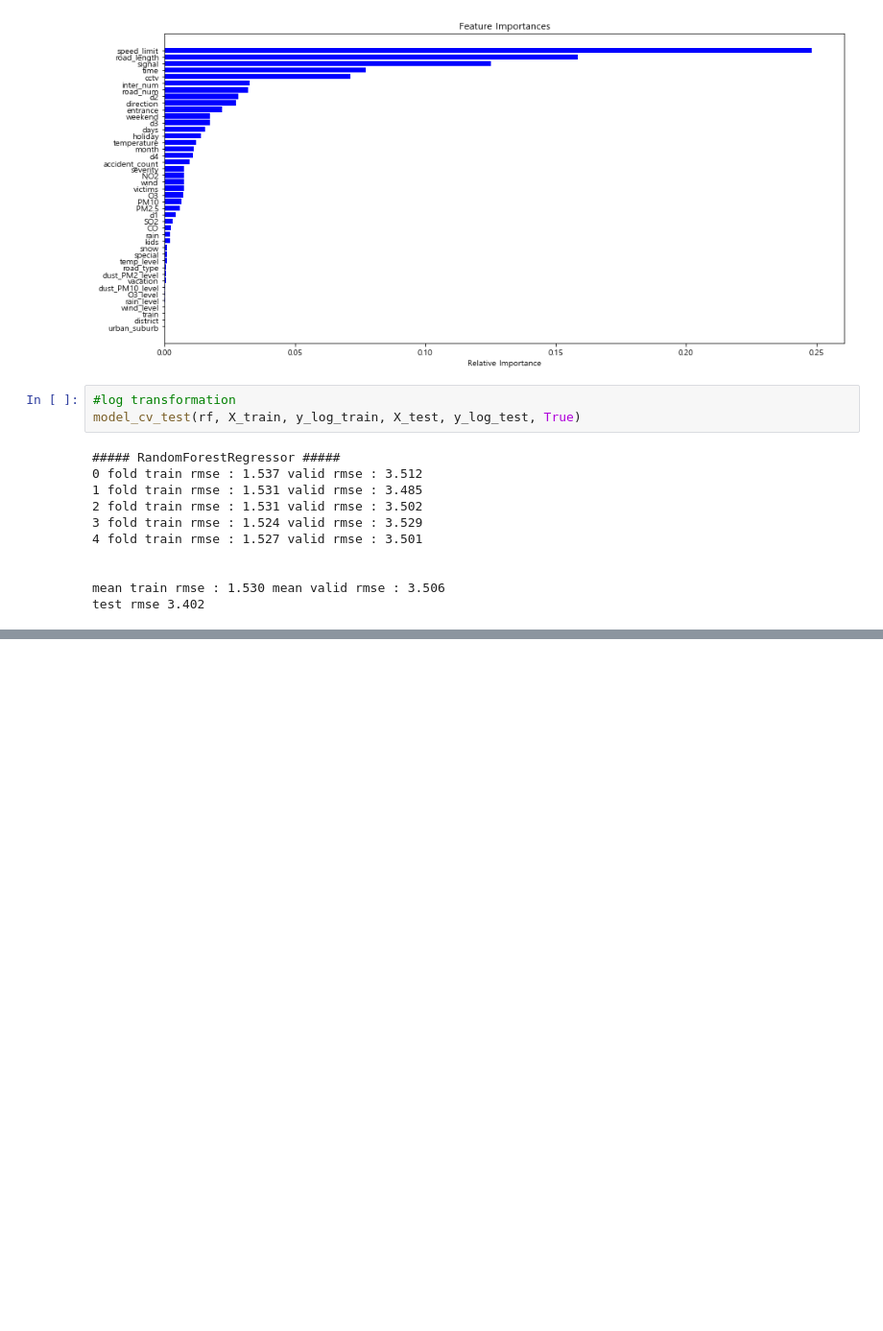
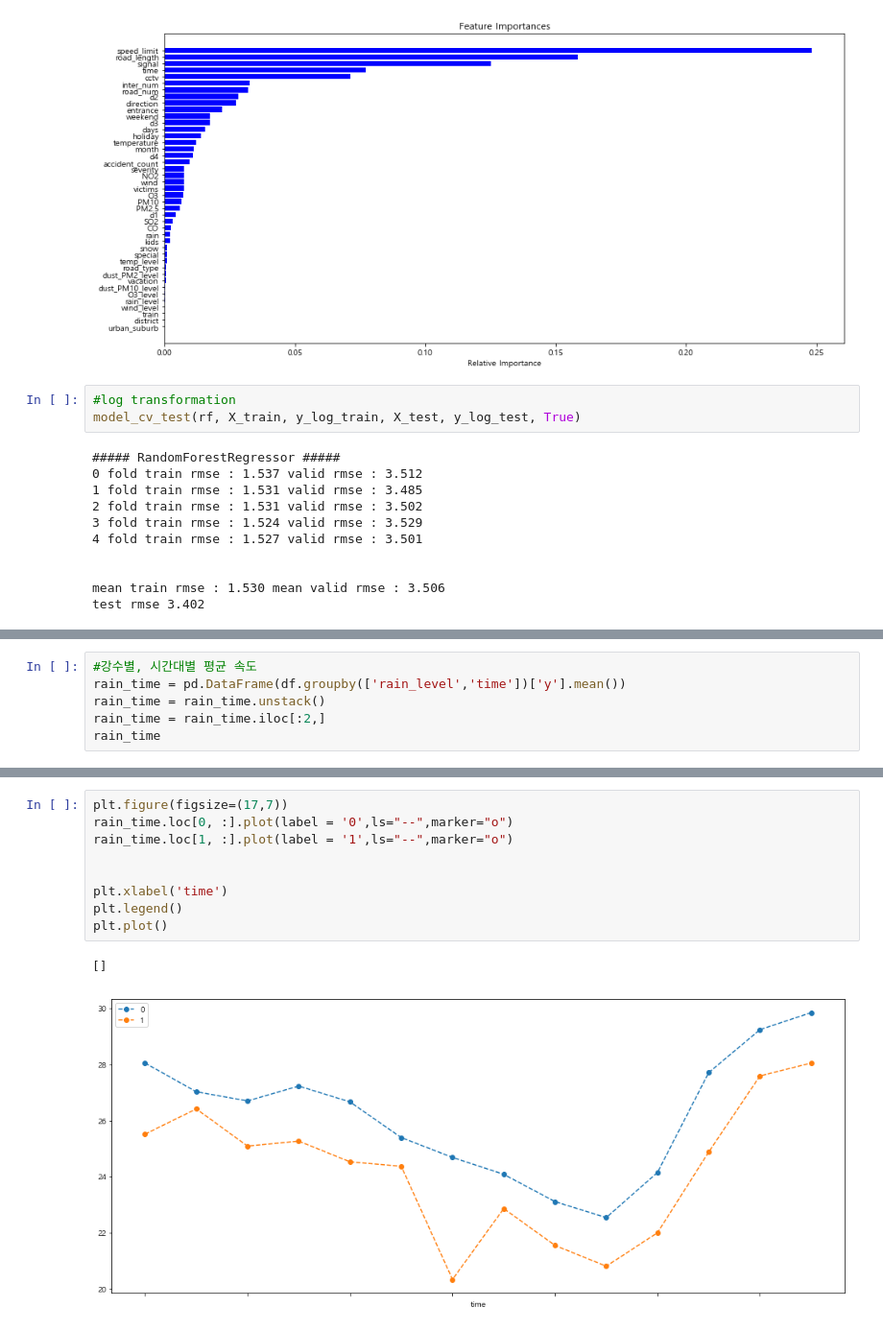
Before and after one commit to miniii222/Datamining_project, a Jupyter notebook: traffic/modeling/1_baseline_modeling.ipynb, the cells around one changed output, grey strips where cells are left out. Shown at 96% size. Cells and saved outputs as stored; diff of their text form; blank space fills up the shorter version.

```diff
--- a/traffic/modeling/1_baseline_modeling.ipynb
+++ b/traffic/modeling/1_baseline_modeling.ipynb
@@ -404,0 +440,6 @@ test rmse 3.402
+# %%
+#강수별, 시간대별 평균 속도
+rain_time = pd.DataFrame(df.groupby(['rain_level','time'])['y'].mean())
+rain_time = rain_time.unstack()
+rain_time = rain_time.iloc[:2,]
+rain_time
@@ -404,0 +452,12 @@ test rmse 3.402
+# %%
+plt.figure(figsize=(17,7))
+rain_time.loc[0, :].plot(label = '0',ls="--",marker="o")
+rain_time.loc[1, :].plot(label = '1',ls="--",marker="o")
+
+
+plt.xlabel('time')
+plt.legend()
+plt.plot()
+# %% [output]
+[]
+[figure, added]
```
Also changed, not shown: parts of 12 cells of this notebook.
